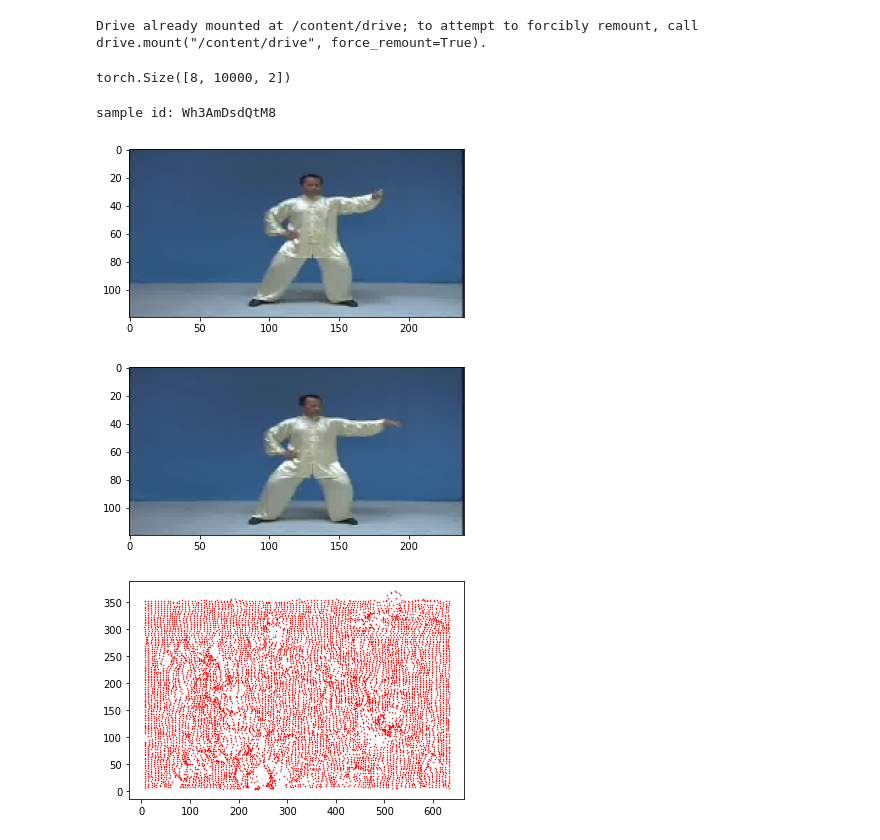
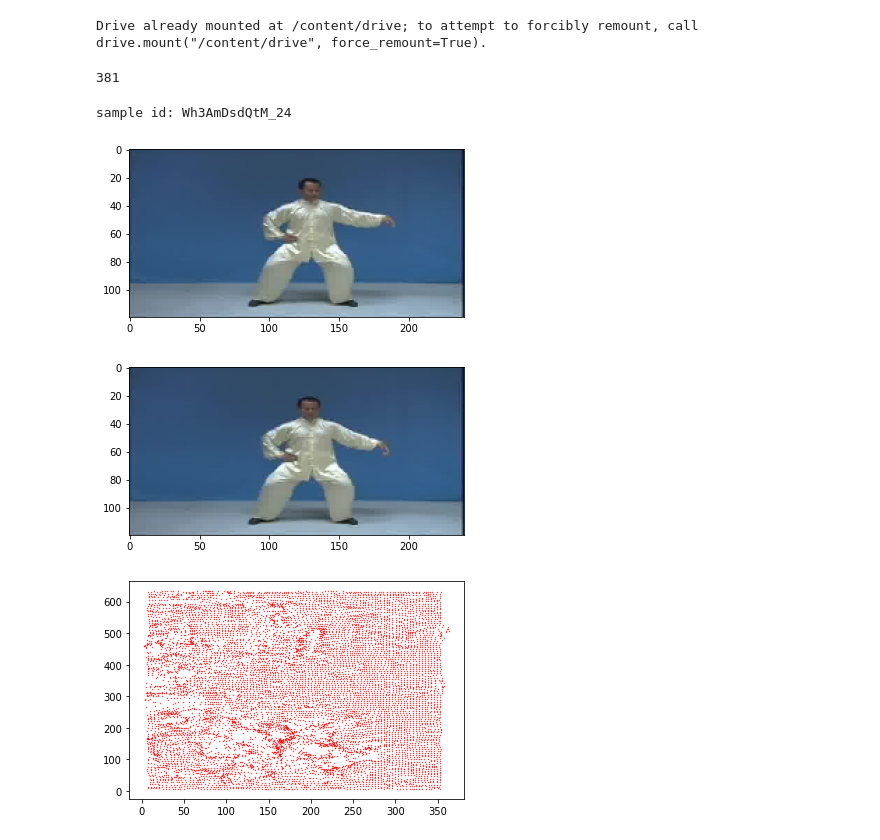
Before and after one commit to tranlg99/L4_project, a Jupyter notebook: dataloader.ipynb, the cells around one changed output. Drawn from its saved outputs; the diff is of its cells as text; code cells hidden in the pictures.

```diff
--- a/dataloader.ipynb
+++ b/dataloader.ipynb
@@ -20,7 +20,7 @@ import matplotlib.pyplot as plt
 from torch.utils.data import Dataset, DataLoader
 from torchvision import transforms, utils
 # %%
-TRAIN_DATA = "test_training_data"
+TRAIN_DATA = "training_data_01122022"
 # %%
 !unzip -d "$TRAIN_DATA"/ /content/drive/MyDrive/"$TRAIN_DATA".zip # unziping frames
 # %%
@@ -31,9 +31,9 @@ dataset = TaiChiDataset(log_file=TRAIN_DATA+'/content/training_data/sample_ids.t
                         transform=ToTensor()
                         )
 
-print(dataset[0]['coords'].squeeze().shape)
+print(len(dataset))
 # %% [output]
-torch.Size([8, 10000, 2])
+381
 # %%
 def show_image(img):
   if torch.is_tensor(img):
@@ -47,13 +47,13 @@ def show_sample(sample):
   show_image(sample['image0'])
   if len(sample)==4:
     show_image(sample['image1'])
-  coords = sample['coords'].squeeze()[-1]
-  plt.scatter(coords[:, 0], coords[:, 1], s=1, marker='.', c='r')
+  coords = sample['coords'].squeeze()
+  plt.scatter(coords[:, 0], coords[:, 2], s=0.5, marker='.', c='r')
   plt.pause(0.001)  # pause a bit so that plots are updated
 # %%
-show_sample(dataset[1])
+show_sample(dataset[3])
 # %% [output]
-sample id: Wh3AmDsdQtM8
+sample id: Wh3AmDsdQtM_24
-[figure, old version]
+[figure, new version]
-[figure, old version]
+[figure, new version]
-[figure, old version]
+[figure, new version]
```
Also changed, not shown: parts of 3 cells of this notebook.
